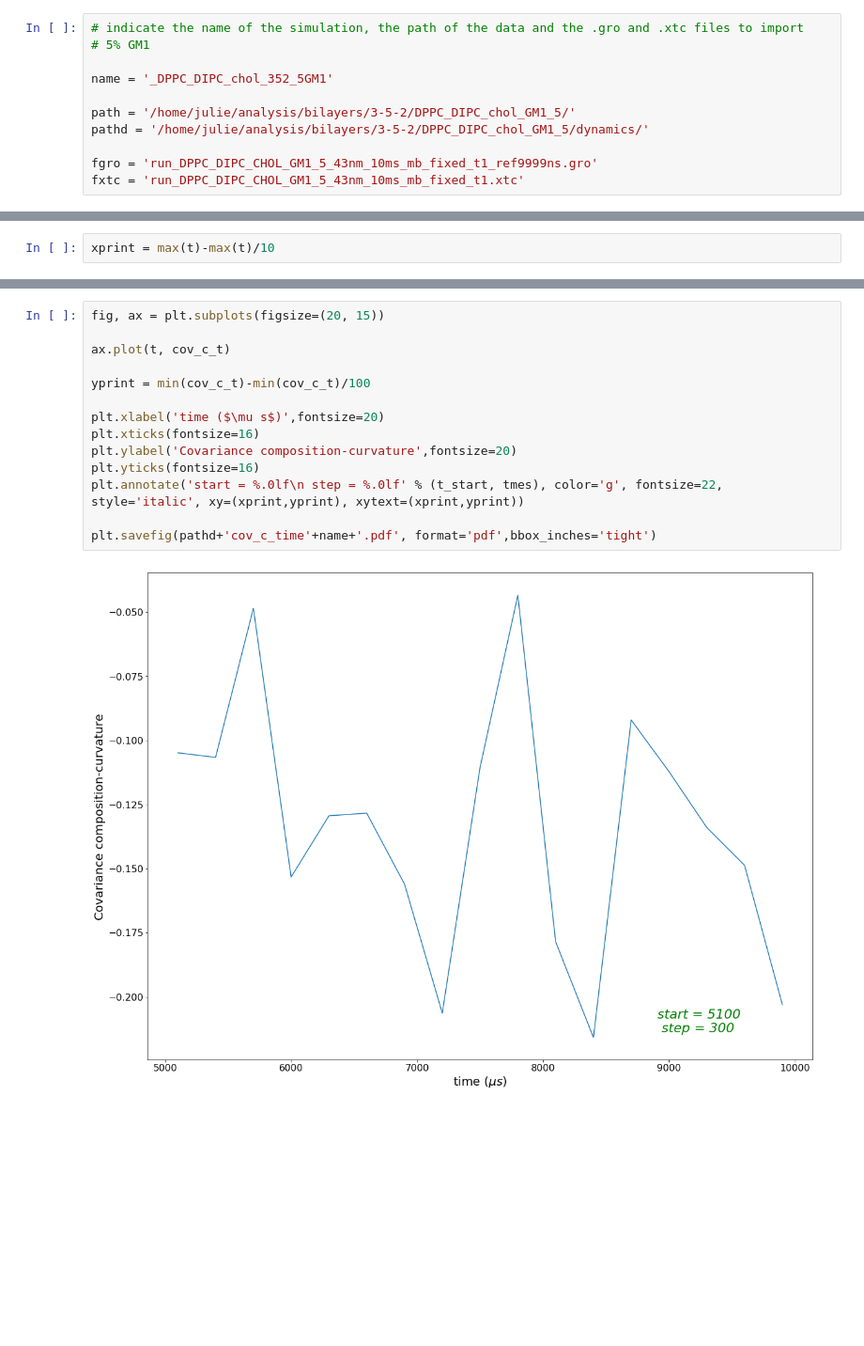
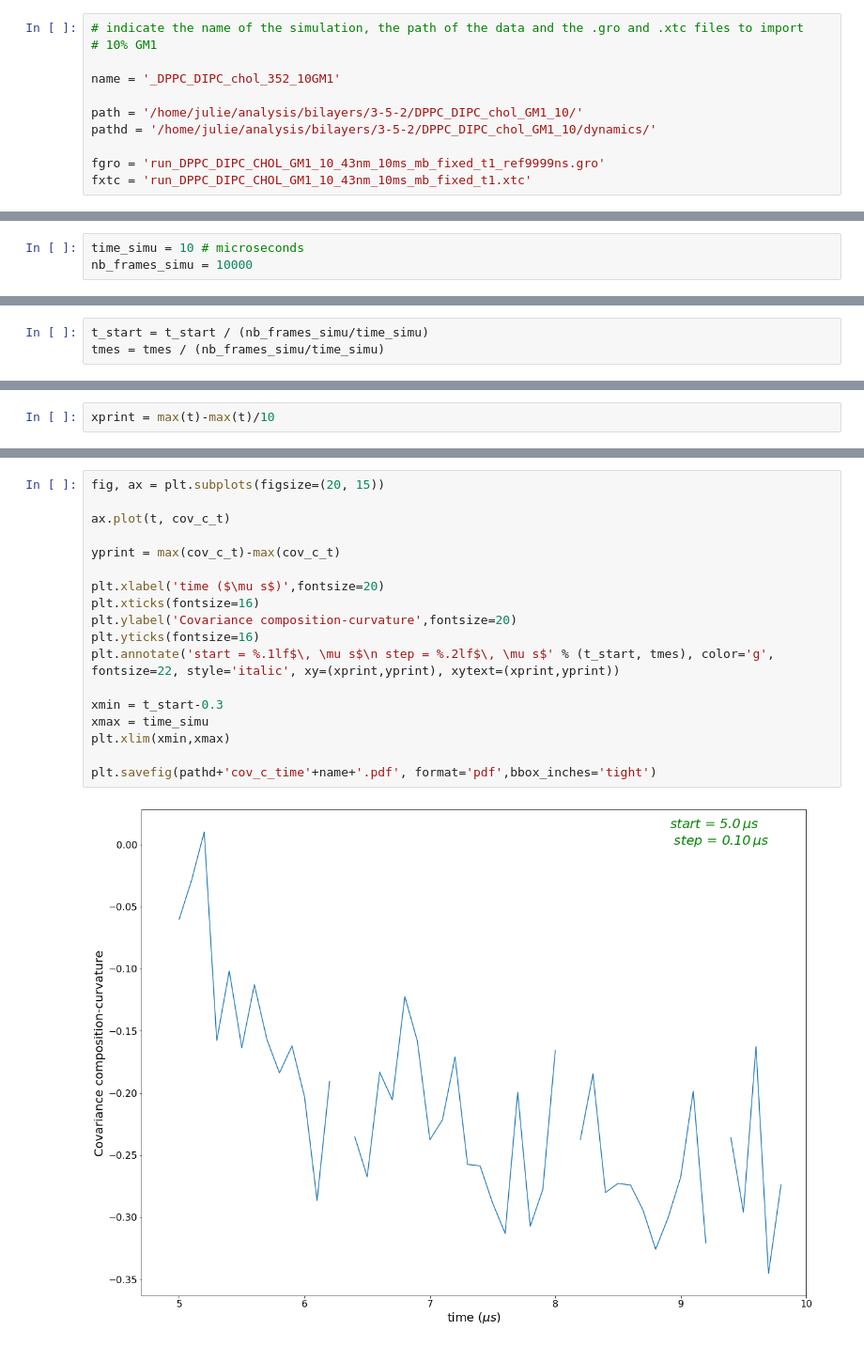
Before and after one commit to JulieCornet/scripts_analysis, a Jupyter notebook: correlations_measurements.ipynb, the cells around one changed output, grey strips where cells are left out. Shown: that part at 94% size. Saved outputs shown, nothing was run; the diff lists cells and outputs as text; blank space fills up the shorter version.

```diff
--- a/correlations_measurements.ipynb
+++ b/correlations_measurements.ipynb
@@ -23,11 +36,11 @@ fxtc = 'run_DPPC_DIPC_CHOL_43nm_352_mb_fixed_t1.xtc'
 # %%
 # indicate the name of the simulation, the path of the data and the .gro and .xtc files to import
-# 5% GM1
+# 10% GM1
 
-name = '_DPPC_DIPC_chol_352_5GM1'
+name = '_DPPC_DIPC_chol_352_10GM1'
 
-path = '/home/julie/analysis/bilayers/3-5-2/DPPC_DIPC_chol_GM1_5/'
-pathd = '/home/julie/analysis/bilayers/3-5-2/DPPC_DIPC_chol_GM1_5/dynamics/'
+path = '/home/julie/analysis/bilayers/3-5-2/DPPC_DIPC_chol_GM1_10/'
+pathd = '/home/julie/analysis/bilayers/3-5-2/DPPC_DIPC_chol_GM1_10/dynamics/'
 
-fgro = 'run_DPPC_DIPC_CHOL_GM1_5_43nm_10ms_mb_fixed_t1_ref9999ns.gro'
-fxtc = 'run_DPPC_DIPC_CHOL_GM1_5_43nm_10ms_mb_fixed_t1.xtc'
+fgro = 'run_DPPC_DIPC_CHOL_GM1_10_43nm_10ms_mb_fixed_t1_ref9999ns.gro'
+fxtc = 'run_DPPC_DIPC_CHOL_GM1_10_43nm_10ms_mb_fixed_t1.xtc'
@@ -114,4 +117,7 @@ def F_neigh(n) :
 def Lap(n) :
     lap = ( h[neigh[4]]+h[neigh[3]]-2*h[neigh[0]] ) / dx**2 + ( h[neigh[1]]+h[neigh[2]]-2*h[neigh[0]] ) / dy**2
     return(lap)
+# %%
+time_simu = 10 # microseconds
+nb_frames_simu = 10000
 # %%
@@ -414,4 +428,7 @@ for ts in u.trajectory:
 <Figure size 432x288 with 0 Axes>
+# %%
+t_start = t_start / (nb_frames_simu/time_simu)
+tmes = tmes / (nb_frames_simu/time_simu)
 # %%
 xprint = t_start+(max(t)-t_start)/2
 # %%
@@ -516,16 +548,20 @@ plt.savefig(pathd+'cov_e_time'+name+'.pdf', format='pdf',bbox_inches='tight')
 # %%
 fig, ax = plt.subplots(figsize=(20, 15))
 
 ax.plot(t, cov_c_t)
 
-yprint = min(cov_c_t)-min(cov_c_t)/100
+yprint = max(cov_c_t)-max(cov_c_t)
 
 plt.xlabel('time ($\mu s$)',fontsize=20)
 plt.xticks(fontsize=16)
 plt.ylabel('Covariance composition-curvature',fontsize=20)
 plt.yticks(fontsize=16)
-plt.annotate('start = %.0lf\n step = %.0lf' % (t_start, tmes), color='g', fontsize=22, style='italic', xy=(xprint,yprint), xytext=(xprint,yprint))
+plt.annotate('start = %.1lf$\, \mu s$\n step = %.2lf$\, \mu s$' % (t_start, tmes), color='g', fontsize=22, style='italic', xy=(xprint,yprint), xytext=(xprint,yprint))
+
+xmin = t_start-0.3
+xmax = time_simu
+plt.xlim(xmin,xmax)
 
 plt.savefig(pathd+'cov_c_time'+name+'.pdf', format='pdf',bbox_inches='tight')
 # %% [output]
-[figure, old version]
+[figure, new version]
```
Also changed, not shown: parts of 10 cells of this notebook, 3 other files.
